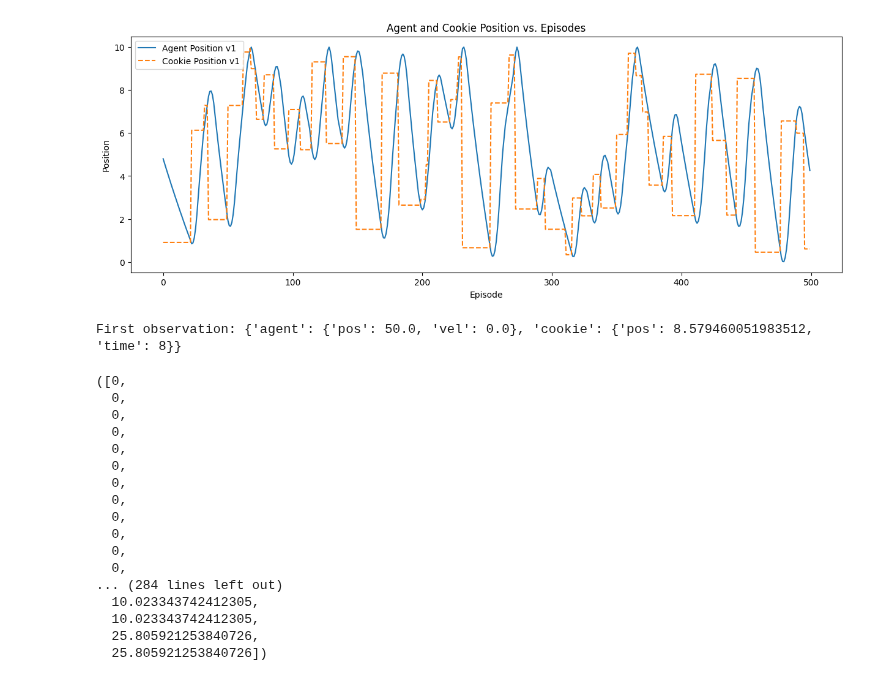
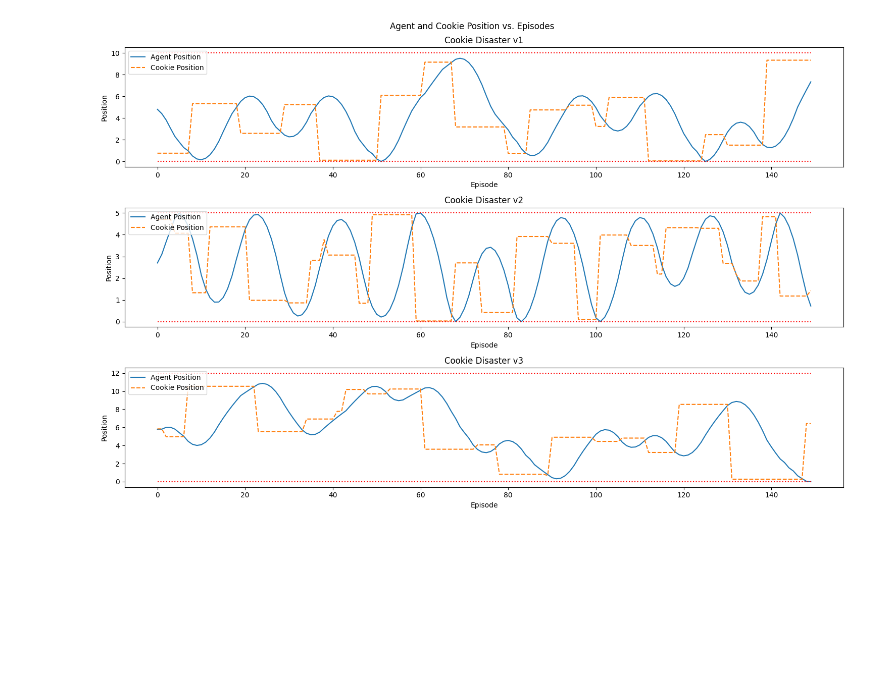
Before and after one commit to saraahmadi3/inf368, a Jupyter notebook: project/task2.ipynb, the cells around one changed output. Saved outputs shown, nothing was run; the diff lists cells and outputs as text; code cells hidden in the pictures; blank space fills up the shorter version.

```diff
--- a/project/task2.ipynb
+++ b/project/task2.ipynb
@@ -322,12 +198,39 @@ plt.show()
-# %%
-fig,ax=plt.subplots(figsize=(15,5))
-ax.plot(agent_poss[0], label='Agent Position v1')
-ax.plot(cookie_poss[0], label='Cookie Position v1',linestyle='dashed')
-ax.set_xlabel('Episode')
-ax.set_ylabel('Position')
-plt.title('Agent and Cookie Position vs. Episodes')
-plt.legend()
-plt.show()
-# %% [output]
-[figure, removed]
+# %%
+fig,ax=plt.subplots(3,1,figsize=(15,10))
+ax[0].plot(agent_poss[0], label='Agent Position')
+ax[0].plot(cookie_poss[0], label='Cookie Position',linestyle='dashed')
+ax[0].plot([0]*len(agent_poss[0]),linestyle='dotted',color='red')
+ax[0].plot([10]*len(agent_poss[0]),linestyle='dotted',color='red')
+ax[0].set_xlabel('Episode')
+ax[0].set_ylabel('Position')
+ax[0].legend(loc='upper left')
+ax[0].set_title('Cookie Disaster v1')
+
+
+ax[1].plot(agent_poss[1], label='Agent Position')
+ax[1].plot(cookie_poss[1], label='Cookie Position',linestyle='dashed')
+ax[1].plot([0]*len(agent_poss[1]),linestyle='dotted',color='red')
+ax[1].plot([5]*len(agent_poss[1]),linestyle='dotted',color='red')
+ax[1].set_xlabel('Episode')
+ax[1].set_ylabel('Position')
+ax[1].legend(loc='upper left')
+ax[1].set_title('Cookie Disaster v2')
+
+
+ax[2].plot(agent_poss[2], label='Agent Position')
+ax[2].plot(cookie_poss[2], label='Cookie Position',linestyle='dashed')
+ax[2].plot([0]*len(agent_poss[2]),linestyle='dotted',color='red')
+ax[2].plot([12]*len(agent_poss[2]),linestyle='dotted',color='red')
+ax[2].set_xlabel('Episode')
+ax[2].set_ylabel('Position')
+ax[2].legend(loc='upper left')
+ax[2].set_title('Cookie Disaster v3')
+
+
+fig.suptitle('Agent and Cookie Position vs. Episodes')
+
+plt.tight_layout()
+plt.show()
+# %% [output]
+[figure, added]
 # %%
@@ -338,21 +241,2 @@ properAgent.load('cookie_patrol_agent.pth')
 # %%
-test_agent(properAgent,env)
+# test_agent(properAgent,env)
-# %% [output]
-First observation: {'agent': {'pos': 50.0, 'vel': 0.0}, 'cookie': {'pos': 8.579460051983512, 'time': 8}}
-([0,
-  0,
-  0,
-  0,
-  0,
-  0,
-  0,
-  0,
-  0,
-  0,
-  0,
-  0,
-... (284 lines left out)
-  10.023343742412305,
-  10.023343742412305,
-  25.805921253840726,
-  25.805921253840726])
```
Also changed, not shown: parts of 19 cells of this notebook, 2 other files.
